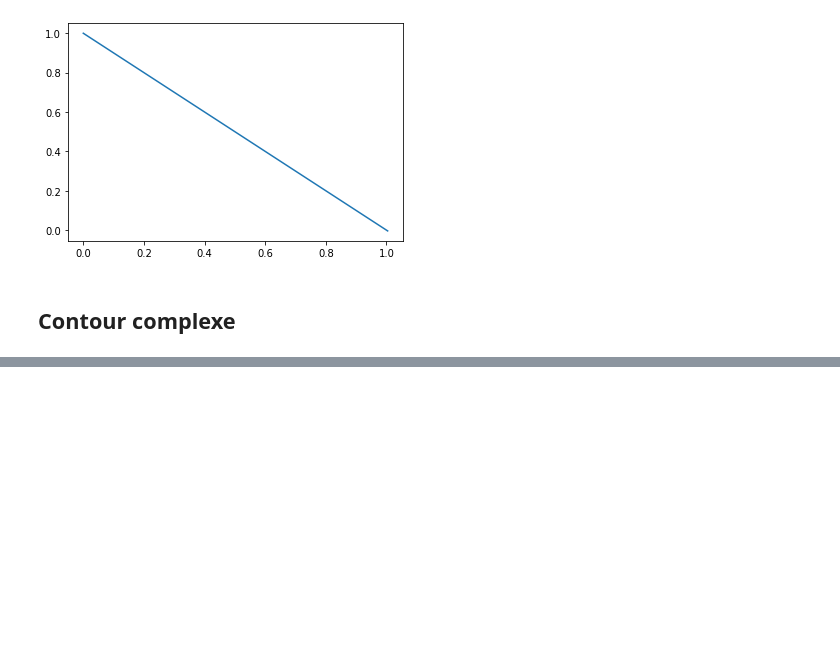
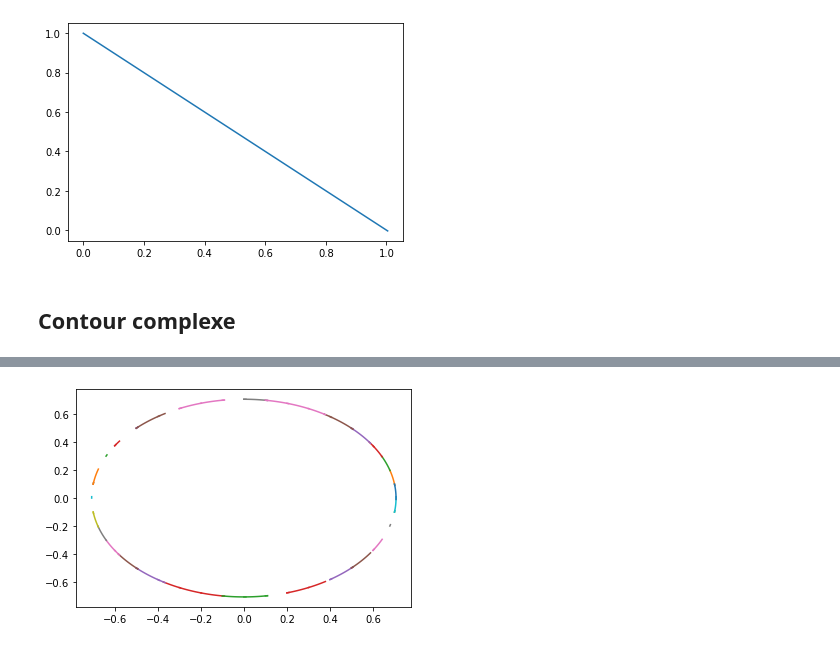
Before and after one commit to jeannebourgarel/projet-maths-info, a Jupyter notebook: lignes-de-niveau.ipynb, the cells around one changed output, grey strips where cells are left out. Cells and saved outputs as stored; diff of their text form; code cells hidden in the pictures; blank space fills up the shorter version.

```diff
--- a/lignes-de-niveau.ipynb
+++ b/lignes-de-niveau.ipynb
@@ -196,0 +369,31 @@ plt.plot(X, Y)
+# %%
+def simple_contour_final_deux(f, i, j , xc, yc, c , delta):
+    carre_a_visiter=[(xc[i],xc[i],yc[j],yc[j+1]),(xc[i],xc[i+1],yc[j+1],yc[j+1]),(xc[i+1],xc[i+1],yc[j],yc[j+1]), (xc[i],xc[i+1],yc[j],yc[j])]  #quadruplets qui caractérisent chaque arête d'une cellule
+    while carre_a_visiter != [] :#tant qu'il reste une arête à traiter, on cherche s'il existe dessus une racine et on cherche pas à pas le point suivant de la ligne de niveau
+        (s,t,u,v) = carre_a_visiter.pop(0)
+        if find_seed_complexe(f, s, t, u, v, c) != None :
+            x,y = find_seed_complexe(f,s,t,u,v,c)
+            abscisse=[x]
+            ordonnee=[y]
+            while xc[i]<=abscisse[-1]<=xc[i+1] and yc[j]<=ordonnee[-1]<=yc[j+1] :
+                x, y = point_suivant_deux(f, abscisse[-1], ordonnee[-1], c, delta, 2**(-26)) #on commence par chercher les points suivants dans le sens des x croissants
+                abscisse.append(x)
+                ordonnee.append(y)
+            return abscisse, ordonnee
+    return [], []
+# %%
+def contour_deux(f, c=0.0, xc=[(i*0.1) -1.0 for i in range(21)], yc=[(i*0.1) -1.0 for i in range(21)], delta=0.01) :
+    xs=[]
+    ys=[]
+    for i in range(len(xc)-1):
+        for j in range (len(yc)-1) :# on parcourt chacune des cases (i,j) et on construit la section de contour correspondante
+            fragment_x, fragment_y = simple_contour_final_deux(f, i,j,xc,yc,c,delta)
+            xs.append(fragment_x)
+            ys.append(fragment_y)
+    return xs, ys
+# %%
+xs,ys = contour_deux(f)
+for x, y in zip(xs, ys) :
+    plt.plot(x,y)
+# %% [output]
+[figure, added]
```
Also changed, not shown: parts of 24 cells of this notebook.
